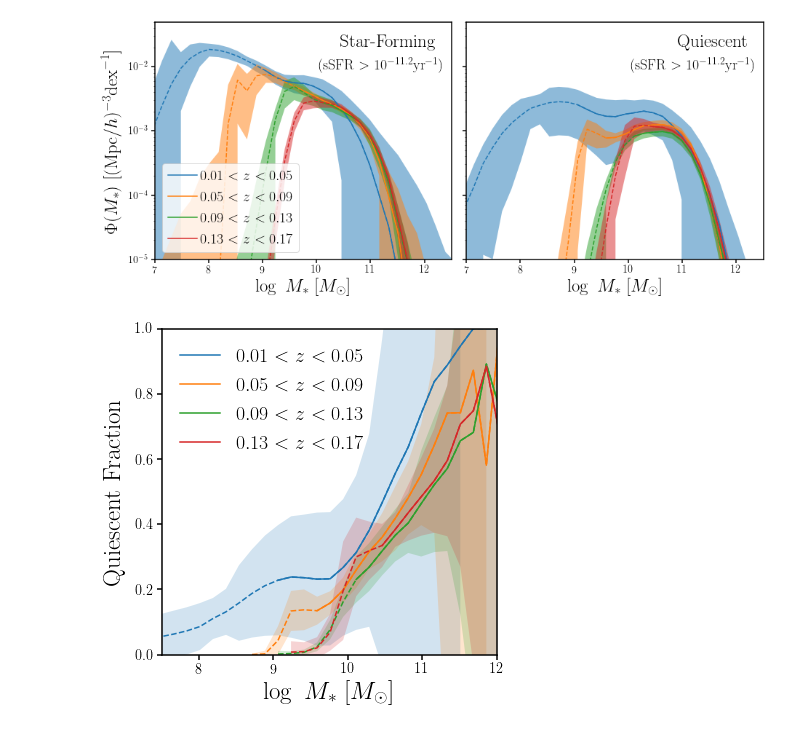
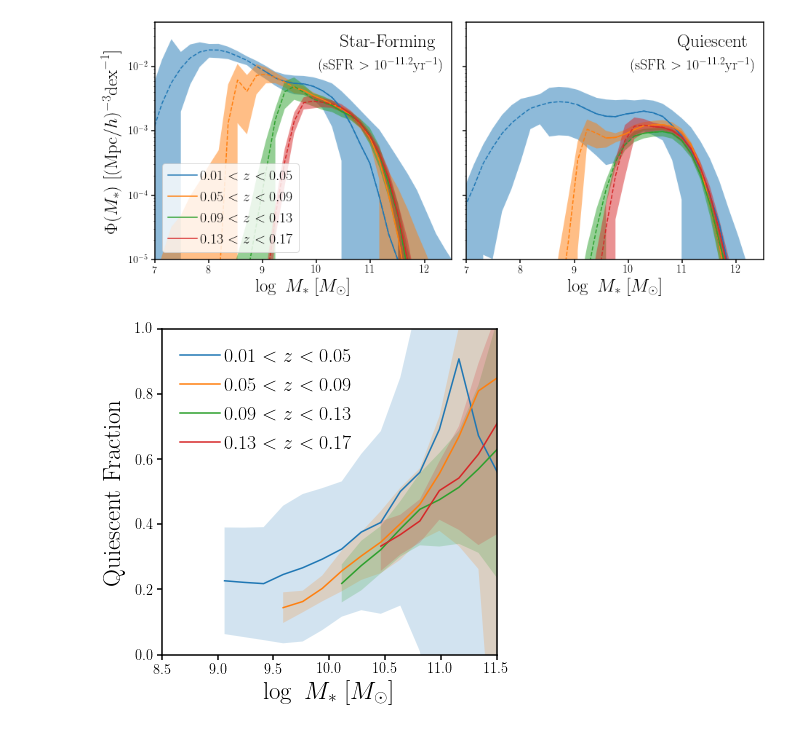
Before and after one commit to changhoonhahn/gapos, a Jupyter notebook: papers/edr/nb/sfq.ipynb, the cells around one changed output. Saved outputs shown, nothing was run; the diff lists cells and outputs as text; code cells hidden in the pictures.

```diff
--- a/papers/edr/nb/sfq.ipynb
+++ b/papers/edr/nb/sfq.ipynb
@@ -149,30 +149,32 @@ fig.savefig('../figs/psmf_bgs_bright_sfq.pdf', bbox_inches='tight')
 # %%
 fig = plt.figure(figsize=(6,6))
 
 sub = fig.add_subplot(111)
 for i, zmin, zmax in zip(range(4), zmins, zmaxs):
 
-    fq = (psmfs_q[i][:,1]/(psmfs_q[i][:,1] + psmfs_sf[i][:,1]))
-    sig_fq = fq*np.sqrt((psmfs_q[i][:,2]/psmfs_q[i][:,1])**2 + (psmfs_sf[i][:,2]/psmfs_sf[i][:,1])**2)
+    fq = (psmfs_q[i][:,1]/(psmfs[i][:,1]))
+    sig_fq = fq*np.sqrt((psmfs_q[i][:,2]/psmfs_q[i][:,1])**2 + (psmfs[i][:,2]/psmfs[i][:,1])**2)
 
-
-    sub.plot(psmfs_q[i][:,0][(psmfs_q[i][:,1] > 0)],
-             fq[(psmfs_q[i][:,1] > 0)],
-             c='C%i' % i, ls='--')
+    #sub.plot(psmfs_q[i][:,0][(psmfs_q[i][:,1] > 0)],
+    #         fq[(psmfs_q[i][:,1] > 0)],
+    #         c='C%i' % i, ls='--')
     sub.plot(psmfs_q[i][:,0][(psmfs_q[i][:,0] > Mlims[i]) & (psmfs_q[i][:,1] > 0)],
              fq[(psmfs_q[i][:,0] > Mlims[i]) & (psmfs_q[i][:,1] > 0)],
              c='C%i' % i, ls='-')
 
-    sub.fill_between(psmfs_q[i][:,0], fq - sig_fq, fq + sig_fq, color='C%i' % i, edgecolor='none', alpha=0.2)
+    sub.fill_between(psmfs_q[i][:,0][(psmfs_q[i][:,0] > Mlims[i]) & (psmfs_q[i][:,1] > 0)],
+                     (fq - sig_fq)[(psmfs_q[i][:,0] > Mlims[i]) & (psmfs_q[i][:,1] > 0)],
+                     (fq + sig_fq)[(psmfs_q[i][:,0] > Mlims[i]) & (psmfs_q[i][:,1] > 0)],
+                     color='C%i' % i, edgecolor='none', alpha=0.2)
     sub.plot([], [], c='C%i' % i, label='$%.2f < z < %.2f$' % (zmin, zmax))
 
-sub.legend(loc='upper left', fontsize=20, markerscale=5)#, frameon=True)
+sub.legend(loc='upper left', fontsize=20, markerscale=5, handletextpad=0.2)#, frameon=True)
 sub.set_xlabel(r'$\log~M_*$  [$M_\odot$]', fontsize=25)
-sub.set_xlim(7.5, 12.)
+sub.set_xlim(8.5, 11.5)
 sub.set_ylabel(r'Quiescent Fraction', labelpad=10, fontsize=25)
 #sub.set_yscale('log')
 sub.set_ylim(0., 1.)
 
 fig.savefig('../figs/qf_bgs_bright.pdf', bbox_inches='tight')
 # %% [output]
-[figure, old version]
+[figure, new version]
```
Also changed, not shown: 2 other files.
